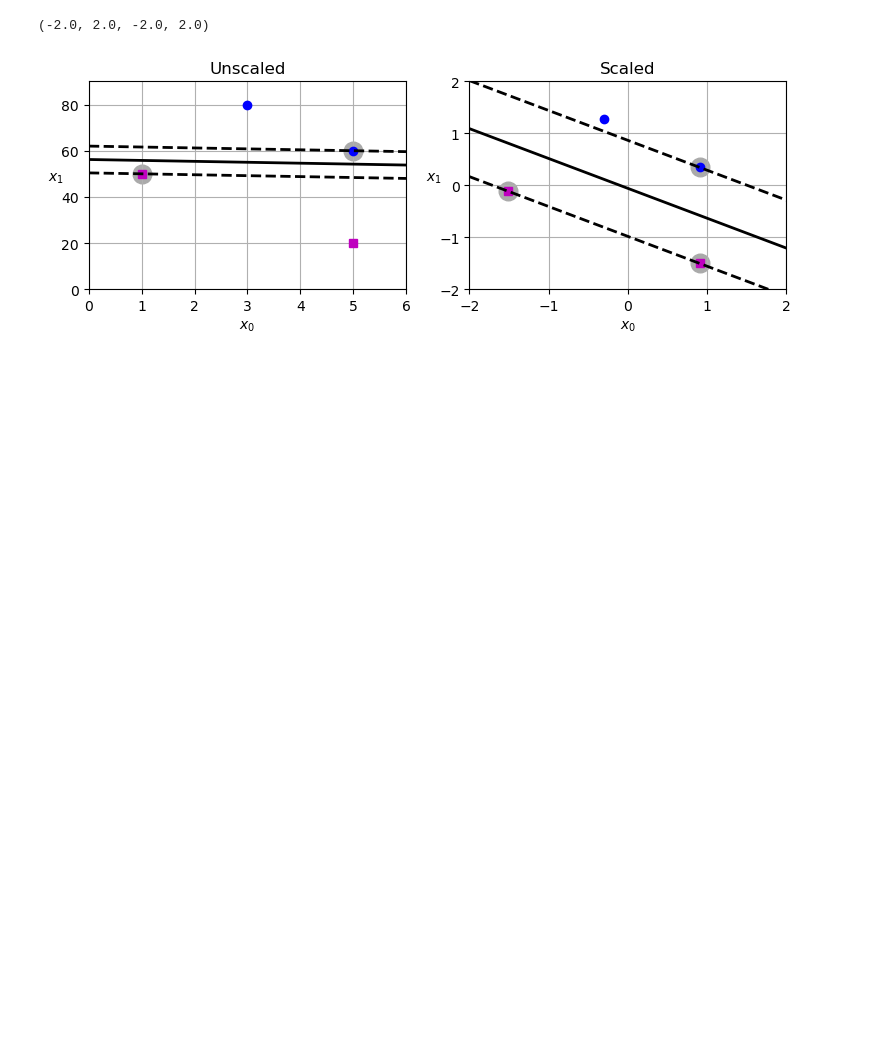
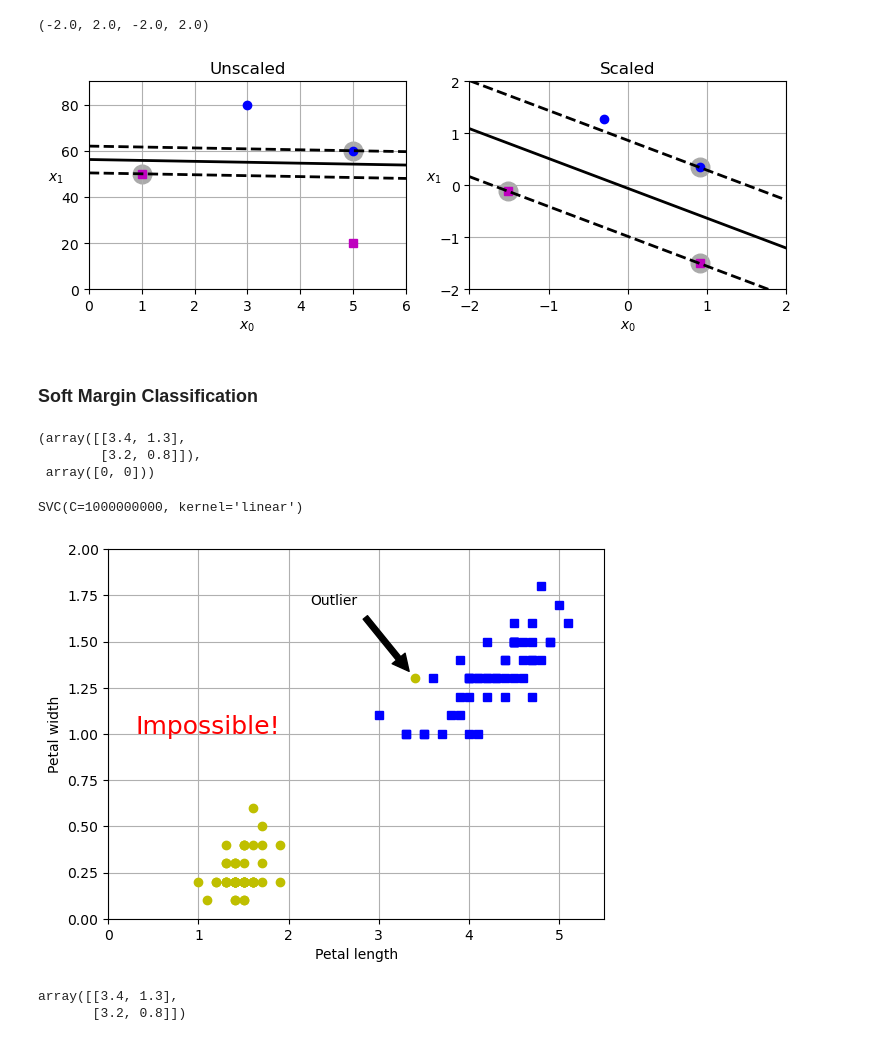
Before and after one commit to w-alkao/ml, a Jupyter notebook: Support_Vector_Machines.ipynb, the cells around one changed output. Drawn from its saved outputs; the diff is of its cells as text; code cells hidden in the pictures; blank space fills up the shorter version.

```diff
--- a/Support_Vector_Machines.ipynb
+++ b/Support_Vector_Machines.ipynb
@@ -141,3 +162,48 @@ plt.axis([-2, 2, -2, 2])
 # %% [output]
 (-2.0, 2.0, -2.0, 2.0)
 [figure]
+# %% [markdown]
+### Soft Margin Classification
+# %%
+X_outliers = np.array([[3.4, 1.3], [3.2, 0.8]])
+y_outliers = np.array([0, 0])
+X_outliers, y_outliers
+# %% [output]
+(array([[3.4, 1.3],
+        [3.2, 0.8]]),
+ array([0, 0]))
+# %%
+Xo1 = np.concatenate([X, X_outliers[:1]], axis=0)
+yo1 = np.concatenate([y, y_outliers[:1]], axis=0)
+Xo2 = np.concatenate([X, X_outliers[1:]], axis=0)
+yo2 = np.concatenate([y, y_outliers[1:]], axis=0)
+# %%
+svm_clf2 = SVC(kernel="linear", C=10**9)
+svm_clf2.fit(Xo2, yo2)
+# %% [output]
+SVC(C=1000000000, kernel='linear')
+# %%
+#fig, axes = plt.subplots(nclos=2, figsize=(10, 3), sharey=True)
+
+#plt.sca(axes[0])
+plt.plot(Xo1[:, 0][yo1==1], Xo1[:, 1][yo1==1], "bs")
+plt.plot(Xo1[:, 0][yo1==0], Xo1[:, 1][yo1==0], "yo")
+plt.text(0.3, 1.0, "Impossible!", color="red", fontsize=18)
+plt.xlabel("Petal length")
+plt.ylabel("Petal width")
+plt.annotate(
+    "Outlier",
+    xy=(X_outliers[0][0], X_outliers[0][1]),
+    xytext=(2.5, 1.7),
+    ha="center",
+    arrowprops=dict(facecolor="black", shrink=0.1)
+)
+plt.axis([0, 5.5, 0, 2])
+plt.grid()
+# %% [output]
+[figure, added]
+# %%
+X_outliers
+# %% [output]
+array([[3.4, 1.3],
+       [3.2, 0.8]])
```
Also changed, not shown: parts of 6 cells of this notebook.
